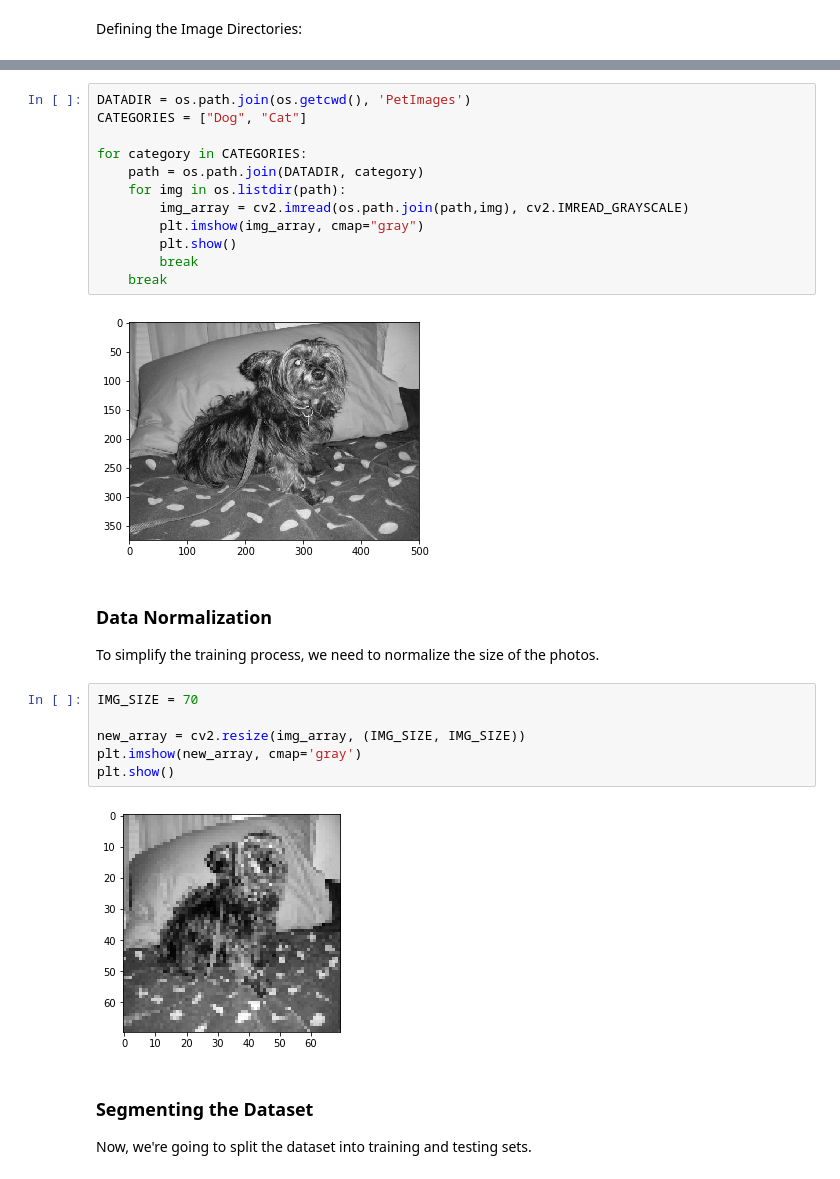
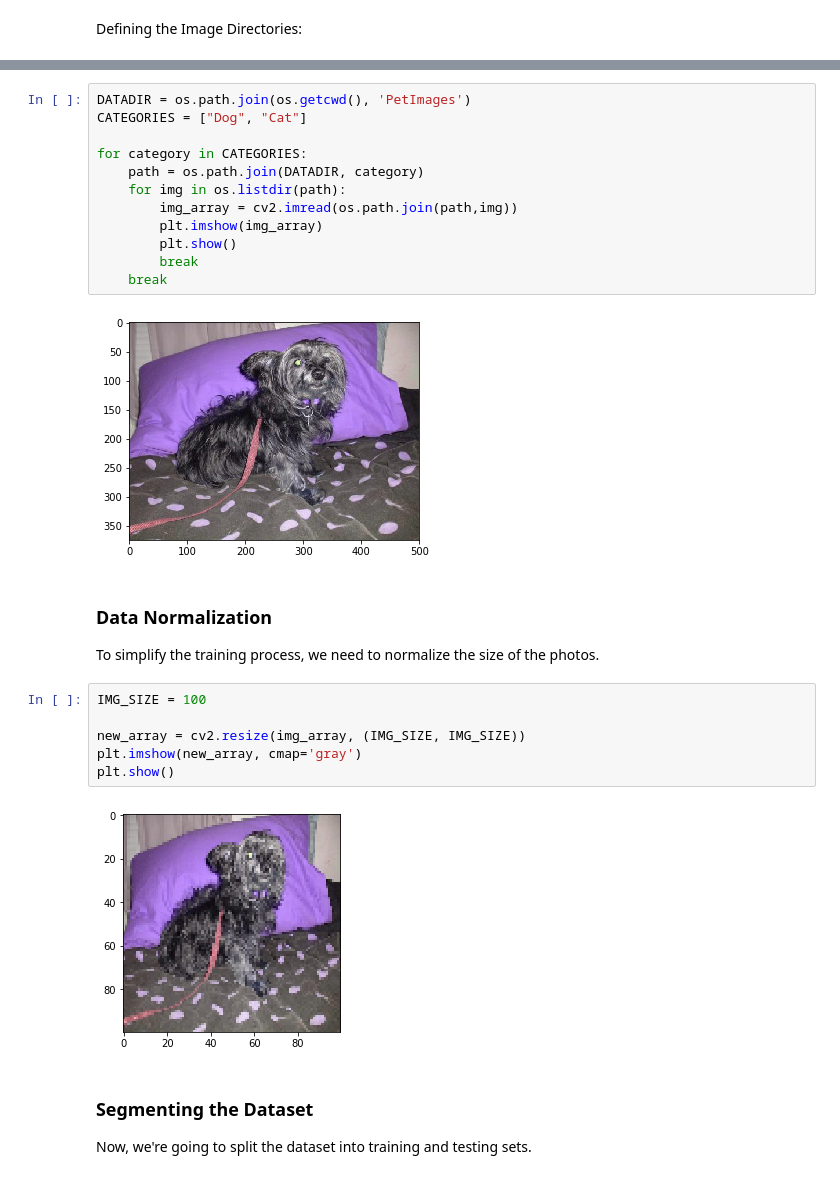
Before and after one commit to ExcelE/Deep-Learning-Materials, a Jupyter notebook: Loading_Datasets.ipynb, the cells around one changed output, grey strips where cells are left out. Saved outputs shown, nothing was run; the diff lists cells and outputs as text.

```diff
--- a/Loading_Datasets.ipynb
+++ b/Loading_Datasets.ipynb
@@ -23,24 +23,24 @@ CATEGORIES = ["Dog", "Cat"]
 for category in CATEGORIES:
     path = os.path.join(DATADIR, category)
     for img in os.listdir(path):
-        img_array = cv2.imread(os.path.join(path,img), cv2.IMREAD_GRAYSCALE)
-        plt.imshow(img_array, cmap="gray")
+        img_array = cv2.imread(os.path.join(path,img))
+        plt.imshow(img_array)
         plt.show()
         break
     break
 # %% [output]
-[figure, old version]
+[figure, new version]
 # %% [markdown]
 ### Data Normalization
 To simplify the training process, we need to normalize the size of the photos.
 # %%
-IMG_SIZE = 70
+IMG_SIZE = 100
 
 new_array = cv2.resize(img_array, (IMG_SIZE, IMG_SIZE))
 plt.imshow(new_array, cmap='gray')
 plt.show()
 # %% [output]
-[figure, old version]
+[figure, new version]
 # %% [markdown]
 ### Segmenting the Dataset
 Now, we're going to split the dataset into training and testing sets.
```
Also changed, not shown: parts of 6 cells of this notebook, 1 other file.
